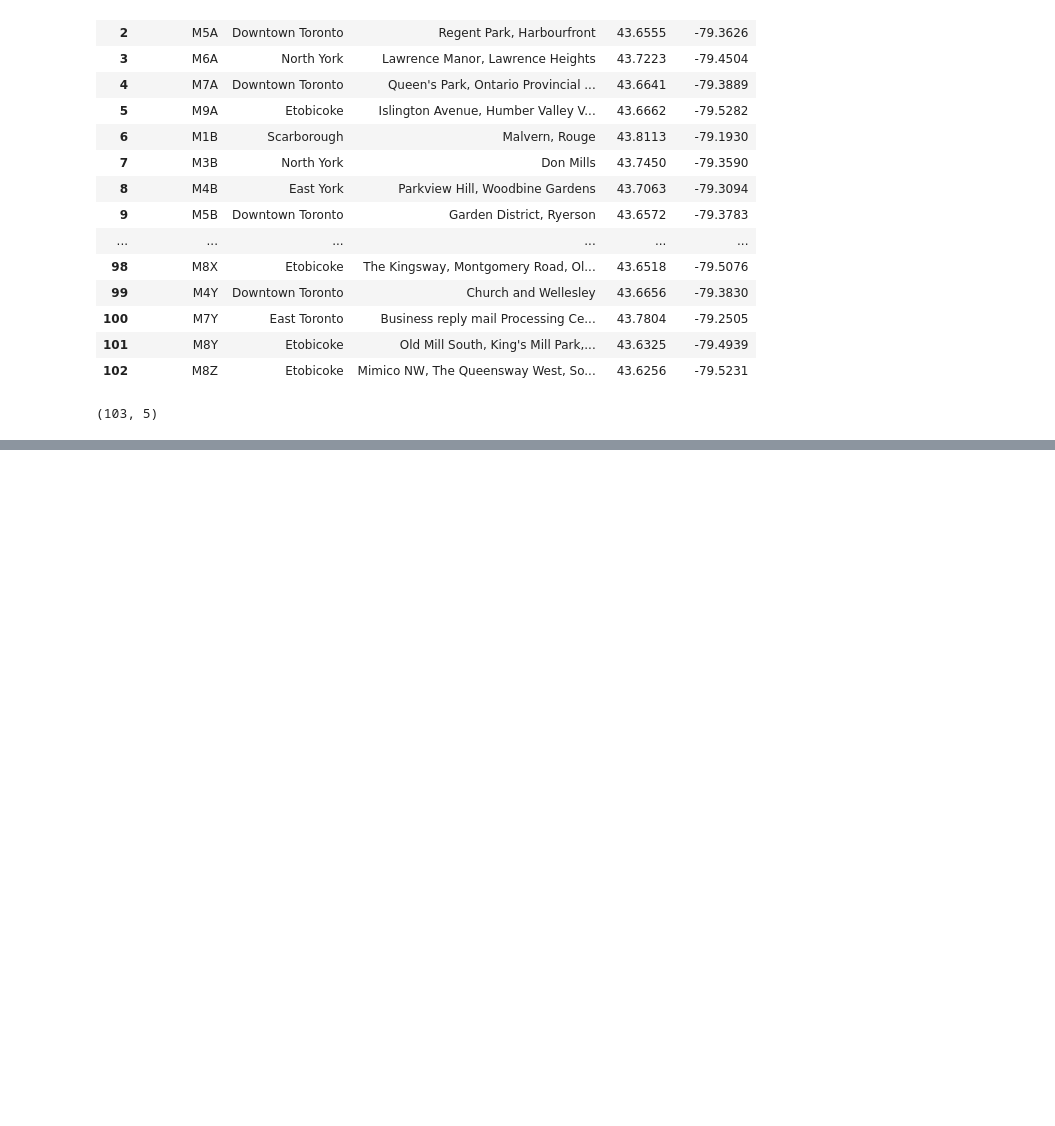
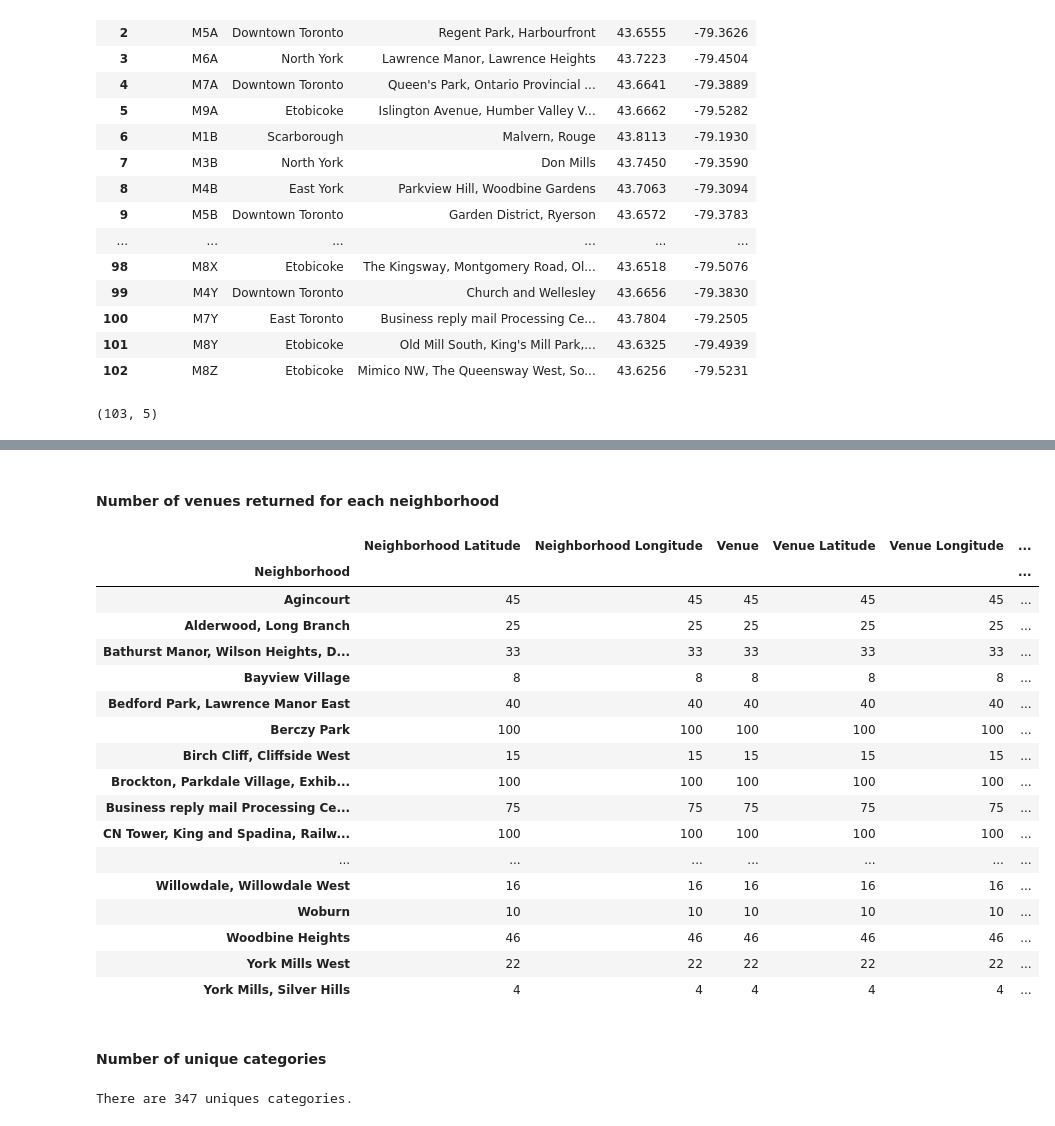
Before and after one commit to emilfh/Coursera_Capstone, a Jupyter notebook: assignment_neighborhoods_in_toronto.ipynb, the cells around one changed output, grey strips where cells are left out. Cells and saved outputs as stored; diff of their text form; code cells hidden in the pictures; blank space fills up the shorter version.

```diff
--- a/assignment_neighborhoods_in_toronto.ipynb
+++ b/assignment_neighborhoods_in_toronto.ipynb
@@ -219,0 +274,8 @@ postal_data.shape
+# %%
+address = 'Toronto, ON'
+
+geolocator = Nominatim(user_agent="toronto")
+location = geolocator.geocode(address)
+latitude = location.latitude
+longitude = location.longitude
+print('The geograpical coordinate of Toronto are {}, {}.'.format(latitude, longitude))
@@ -219,0 +286,19 @@ postal_data.shape
+# %%
+
+map_toronto = folium.Map(location=[latitude, longitude], zoom_start=10)
+
+# add markers to map
+for lat, lng, borough, neighborhood in zip(toronto_data['Latitude'], toronto_data['Longitude'], toronto_data['Borough'], toronto_data['Neighborhood']):
+    label = '{}, {}'.format(neighborhood, borough)
+    label = folium.Popup(label, parse_html=True)
+    folium.CircleMarker(
+        [lat, lng],
+        radius=5,
+        popup=label,
+        color='blue',
+        fill=True,
+        fill_color='#3186cc',
+        fill_opacity=0.7,
+        parse_html=False).add_to(map_toronto)
+
+map_toronto
@@ -219,0 +309,10 @@ postal_data.shape
+# %%
+CLIENT_ID = 'XNNAOUIZZQ2OYLXRNHFJ1Y2Z43H54LAZMPA120D1CIEXSWBJ' # your Foursquare ID
+CLIENT_SECRET = 'TZA5QOUXQ1JTH31IXRNGSP1DMUFUAI1C053RS3V50OTDBVF2' # your Foursquare Secret
+
+VERSION = '20180605' # Foursquare API version
+LIMIT = 100 # A default Foursquare API limit value
+
+print('Your credentails:')
+print('CLIENT_ID: ' + CLIENT_ID)
+print('CLIENT_SECRET:' + CLIENT_SECRET)
@@ -219,0 +369,5 @@ postal_data.shape
+# %%
+toronto_venues = getNearbyVenues(names=toronto_data['Neighborhood'],
+                                   latitudes=toronto_data['Latitude'],
+                                   longitudes=toronto_data['Longitude']
+                                  )
@@ -219,0 +405,29 @@ postal_data.shape
+# %% [markdown]
+#### Number of venues returned for each neighborhood
+# %%
+toronto_venues.groupby('Neighborhood').count()
+# %% [output]
+|  | Neighborhood Latitude | Neighborhood Longitude | Venue | Venue Latitude | Venue Longitude | ... |
+| Neighborhood |  |  |  |  |  | ... |
+| Agincourt | 45 | 45 | 45 | 45 | 45 | ... |
+| Alderwood, Long Branch | 25 | 25 | 25 | 25 | 25 | ... |
+| Bathurst Manor, Wilson Heights, D... | 33 | 33 | 33 | 33 | 33 | ... |
+| Bayview Village | 8 | 8 | 8 | 8 | 8 | ... |
+| Bedford Park, Lawrence Manor East | 40 | 40 | 40 | 40 | 40 | ... |
+| Berczy Park | 100 | 100 | 100 | 100 | 100 | ... |
+| Birch Cliff, Cliffside West | 15 | 15 | 15 | 15 | 15 | ... |
+| Brockton, Parkdale Village, Exhib... | 100 | 100 | 100 | 100 | 100 | ... |
+| Business reply mail Processing Ce... | 75 | 75 | 75 | 75 | 75 | ... |
+| CN Tower, King and Spadina, Railw... | 100 | 100 | 100 | 100 | 100 | ... |
+| ... | ... | ... | ... | ... | ... | ... |
+| Willowdale, Willowdale West | 16 | 16 | 16 | 16 | 16 | ... |
+| Woburn | 10 | 10 | 10 | 10 | 10 | ... |
+| Woodbine Heights | 46 | 46 | 46 | 46 | 46 | ... |
+| York Mills West | 22 | 22 | 22 | 22 | 22 | ... |
+| York Mills, Silver Hills | 4 | 4 | 4 | 4 | 4 | ... |
+# %% [markdown]
+#### Number of unique categories
+# %%
+print('There are {} uniques categories.'.format(len(toronto_venues['Venue Category'].unique())))
+# %% [output]
+There are 347 uniques categories.
```
Also changed, not shown: parts of 44 cells of this notebook.
